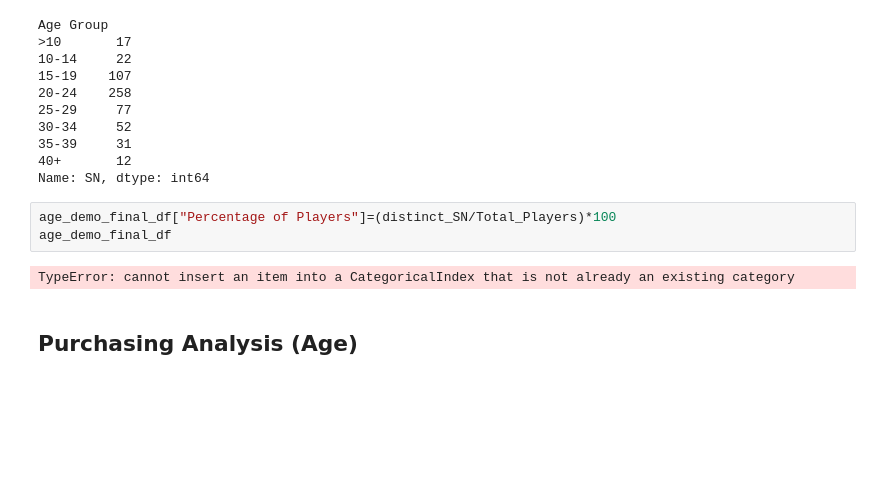
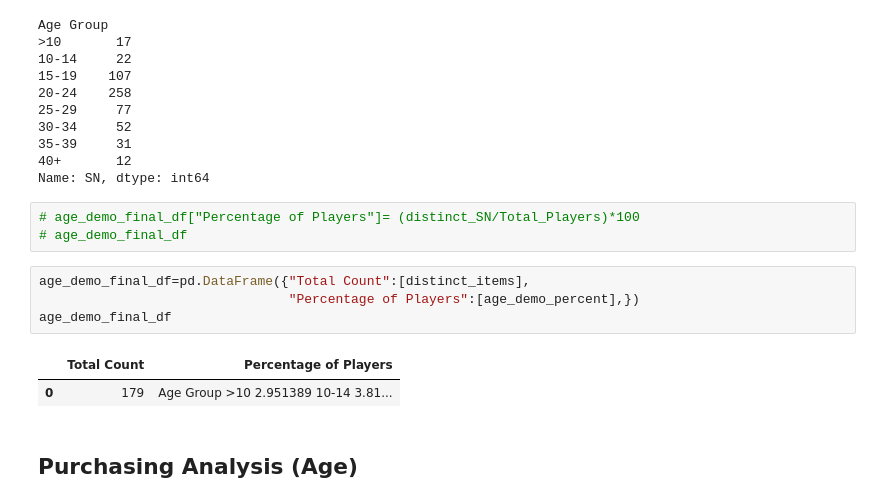
Before and after one commit to SBoyce02/pandas_challenge2, a Jupyter notebook: HeroesOfPymoli/HeroesOfPymoli_SB.ipynb, the cells around one changed output. Cells and saved outputs as stored; diff of their text form; blank space fills up the shorter version.

```diff
--- a/HeroesOfPymoli/HeroesOfPymoli_SB.ipynb
+++ b/HeroesOfPymoli/HeroesOfPymoli_SB.ipynb
@@ -279,10 +292,15 @@ Age Group
 40+       12
 Name: SN, dtype: int64
 # %%
-age_demo_final_df["Percentage of Players"]=(distinct_SN/Total_Players)*100
-age_demo_final_df
+# age_demo_final_df["Percentage of Players"]= (distinct_SN/Total_Players)*100
+# age_demo_final_df
-# %% [output]
-TypeError: cannot insert an item into a CategoricalIndex that is not already an existing category
+# %%
+age_demo_final_df=pd.DataFrame({"Total Count":[distinct_items],
+                                "Percentage of Players":[age_demo_percent],})
+age_demo_final_df
+# %% [output]
+|  | Total Count | Percentage of Players |
+| 0 | 179 | Age Group >10 2.951389 10-14 3.81... |
 # %% [markdown]
 ## Purchasing Analysis (Age)
 # %% [markdown]
```
Also changed, not shown: parts of 3 cells of this notebook.
